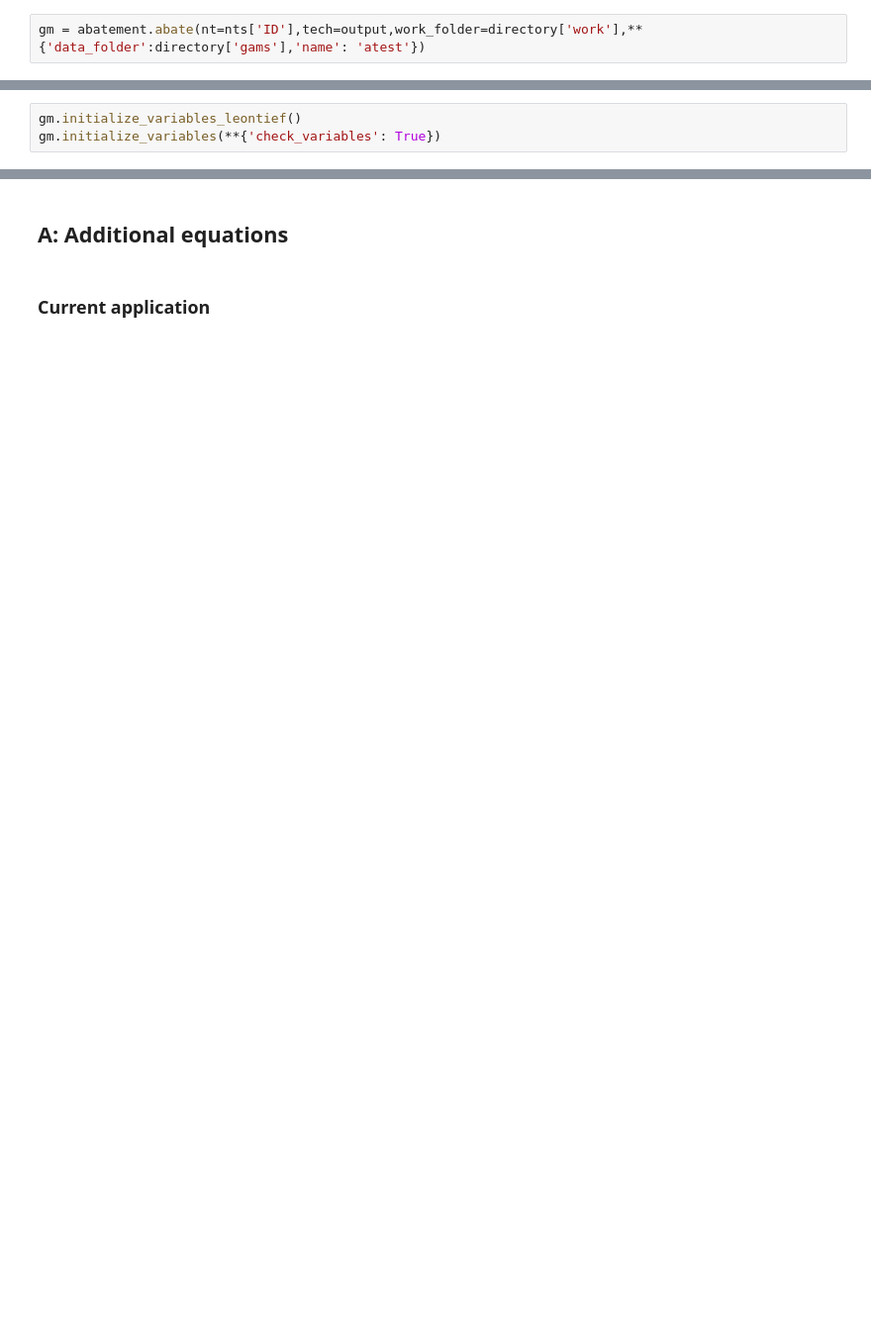
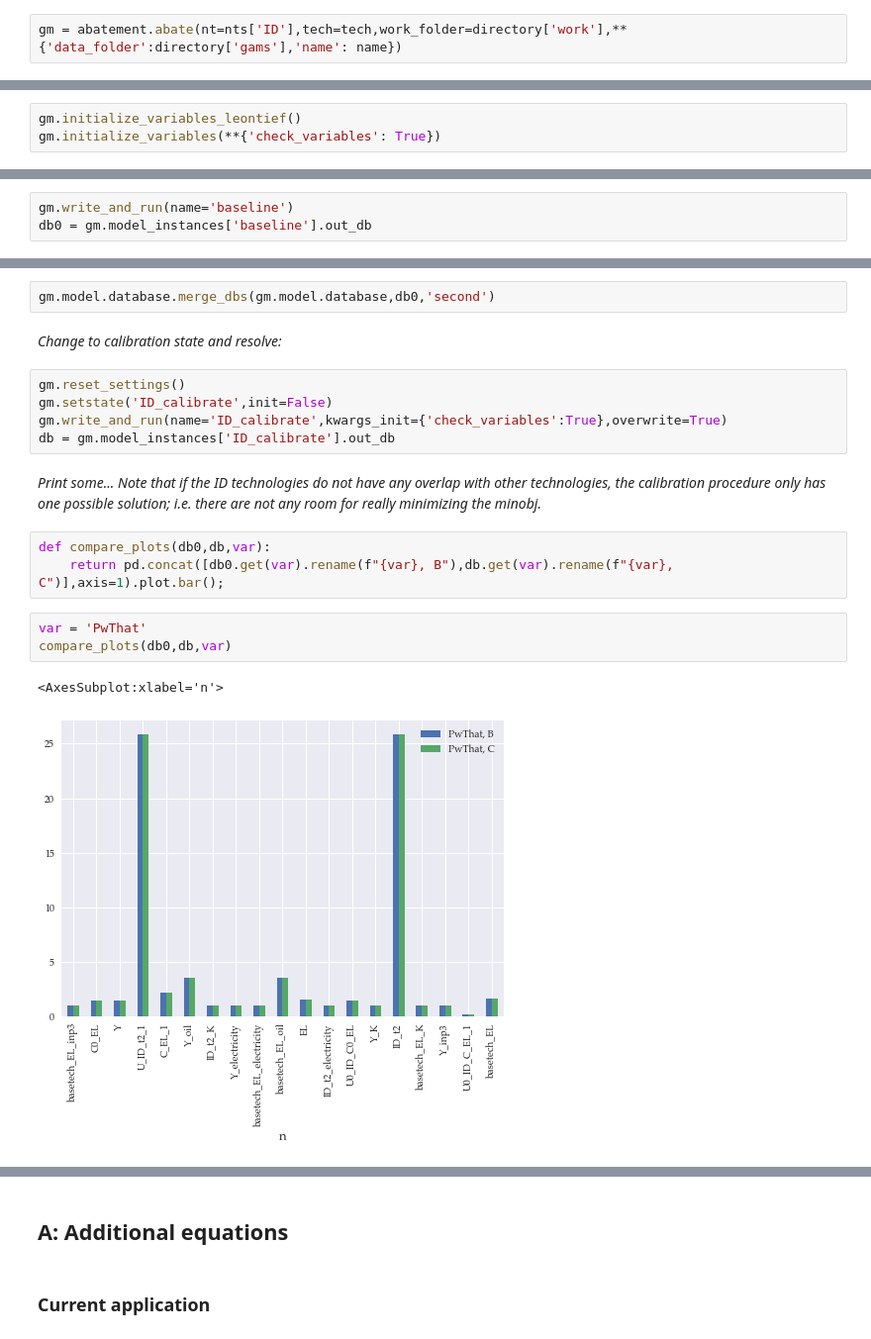
Before and after one commit to ChampionApe/GPM_v05, a Jupyter notebook: examples/Abatement/A1_ID_Calib.ipynb, the cells around one changed output, grey strips where cells are left out. Shown at 99% size. Saved outputs shown, nothing was run; the diff lists cells and outputs as text; blank space fills up the shorter version.

Commit message:
update med id_calib

```diff
--- a/examples/Abatement/A1_ID_Calib.ipynb
+++ b/examples/Abatement/A1_ID_Calib.ipynb
@@ -73,5 +40,5 @@ DataBase.GPM_database.merge_dbs(nts['ID'].database,excel2py.xl2PM.pm_from_workbo
 # %%
-gm = abatement.abate(nt=nts['ID'],tech=output,work_folder=directory['work'],**{'data_folder':directory['gams'],'name': 'atest'})
+gm = abatement.abate(nt=nts['ID'],tech=tech,work_folder=directory['work'],**{'data_folder':directory['gams'],'name': name})
 # %% [markdown]
 *Add a couple of extra aliases, and update sets with elements:*
 # %%
@@ -89,0 +56,3 @@ Name: currapp, dtype: float64
+# %%
+gm.write_and_run(name='baseline')
+db0 = gm.model_instances['baseline'].out_db
@@ -89,0 +61,20 @@ Name: currapp, dtype: float64
+# %%
+gm.model.database.merge_dbs(gm.model.database,db0,'second')
+# %% [markdown]
+*Change to calibration state and resolve:*
+# %%
+gm.reset_settings()
+gm.setstate('ID_calibrate',init=False)
+gm.write_and_run(name='ID_calibrate',kwargs_init={'check_variables':True},overwrite=True)
+db = gm.model_instances['ID_calibrate'].out_db
+# %% [markdown]
+*Print some... Note that if the ID technologies do not have any overlap with other technologies, the calibration procedure only has one possible solution; i.e. there are not any room for really minimizing the minobj.*
+# %%
+def compare_plots(db0,db,var):
+    return pd.concat([db0.get(var).rename(f"{var}, B"),db.get(var).rename(f"{var}, C")],axis=1).plot.bar();
+# %%
+var = 'PwThat'
+compare_plots(db0,db,var)
+# %% [output]
+<AxesSubplot:xlabel='n'>
+[figure, added]
```
Also changed, not shown: parts of 35 cells of this notebook, 20 other files.
